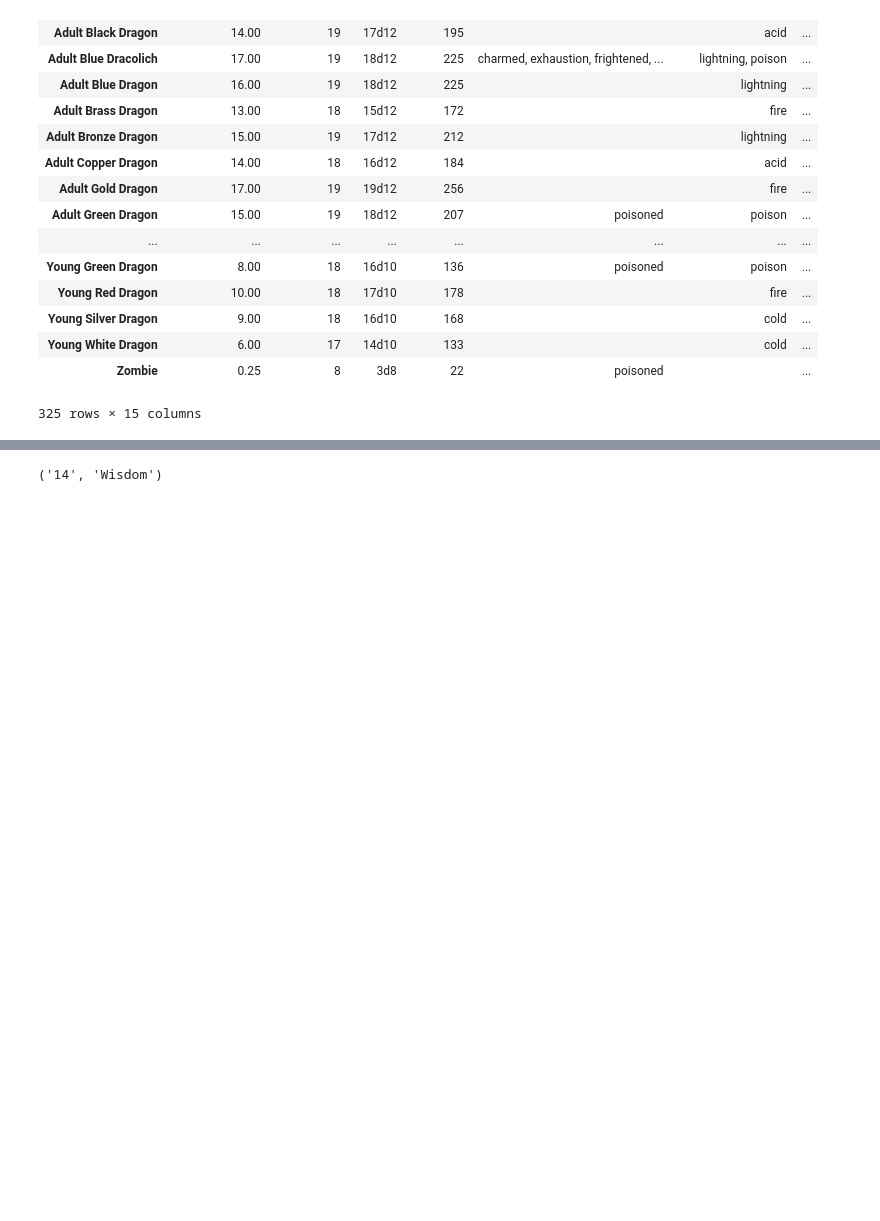
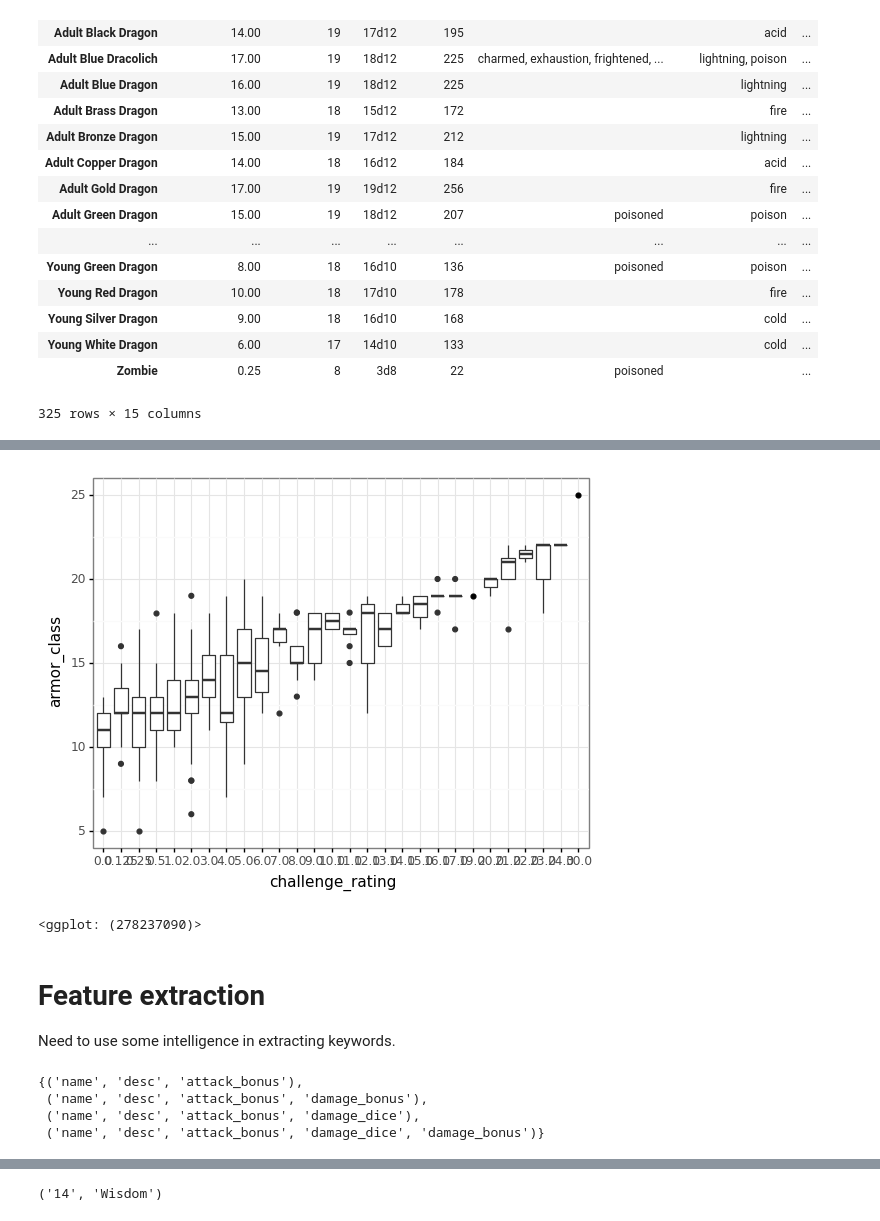
Before and after one commit to wisygig/cr, a Jupyter notebook: Exploratory analysis.ipynb, the cells around one changed output, grey strips where cells are left out. Drawn from its saved outputs; the diff is of its cells as text; code cells hidden in the pictures; blank space fills up the shorter version.

```diff
--- a/Exploratory analysis.ipynb
+++ b/Exploratory analysis.ipynb
@@ -39,0 +52,19 @@ replace_nan(monster_df, 'special_abilities', list)
+# %%
+ggplot(a, aes(x='challenge_rating', y='armor_class')) + geom_boxplot() \
+    + geom_point(b, aes(x='challenge_rating', y='armor_class')) + theme_bw()
+# %% [output]
+[figure, added]
+<ggplot: (278237090)>
+# %% [markdown]
+# Feature extraction
+
+Need to use some intelligence in extracting keywords.
+# %%
+from functools import reduce
+actions_keys = {tuple(action.keys()) for actions in monster_df.actions for action in actions}
+actions_keys
+# %% [output]
+{('name', 'desc', 'attack_bonus'),
+ ('name', 'desc', 'attack_bonus', 'damage_bonus'),
+ ('name', 'desc', 'attack_bonus', 'damage_dice'),
+ ('name', 'desc', 'attack_bonus', 'damage_dice', 'damage_bonus')}
```
Also changed, not shown: parts of 11 cells of this notebook, 1 other file.
